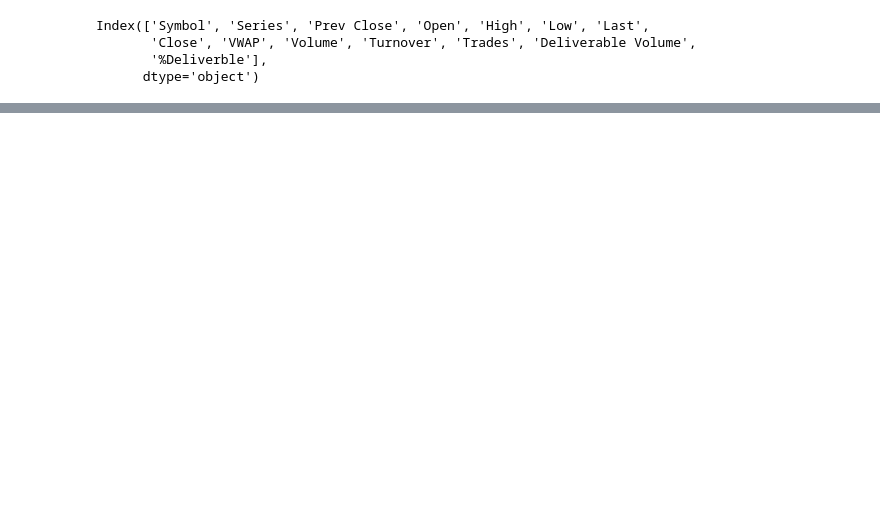
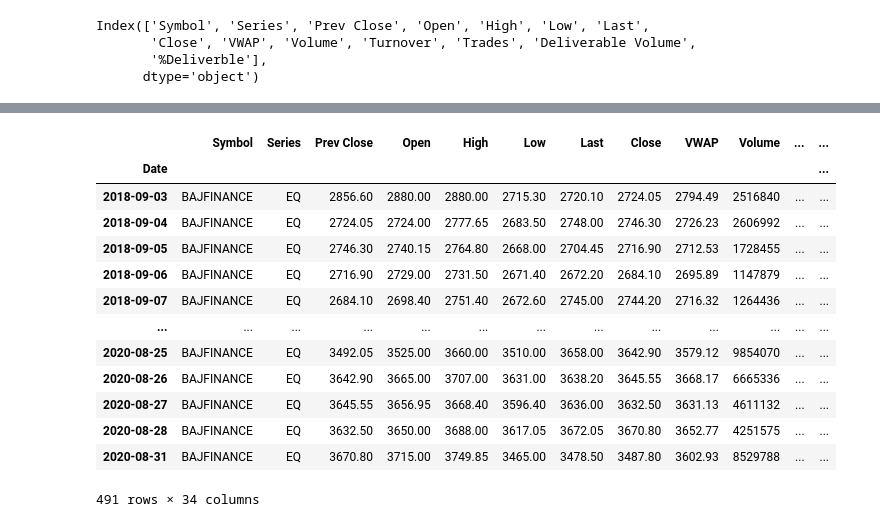
Before and after one commit to uwaifotony/Predict-Stock-Prices-using-Time-Series-Analysis, a Jupyter notebook: Stock_Predictor.ipynb, the cells around one changed output, grey strips where cells are left out. Saved outputs shown, nothing was run; the diff lists cells and outputs as text; code cells hidden in the pictures; blank space fills up the shorter version.

```diff
--- a/Stock_Predictor.ipynb
+++ b/Stock_Predictor.ipynb
@@ -95,6 +113,14 @@ Index(['Symbol', 'Series', 'Prev Close', 'Open', 'High', 'Low', 'Last',
        '%Deliverble'],
       dtype='object')
 # %%
-lag_features=['High', 'Low','Volume', 'Turnover','Trade']
+lag_features=['High','Low','Volume', 'Turnover','Trades']
 window1=3
 window2=7
+# %%
+for feature in lag_features:
+    data[feature+'rolling_mean_3']=data[feature].rolling(window=window1).mean()
+    data[feature+'rolling_mean_7']=data[feature].rolling(window=window2).mean()
+# %%
+for feature in lag_features:
+    data[feature+'rolling_std_3']=data[feature].rolling(window=window1).std()
+    data[feature+'rolling_std_7']=data[feature].rolling(window=window2).std()
@@ -100,0 +186,20 @@ window2=7
+# %%
+training_data=data[0:1800]
+test_data=data[1800:]
+# %%
+test_data
+# %% [output]
+|  | Symbol | Series | Prev Close | Open | High | Low | Last | Close | VWAP | Volume | ... | ... |
+| Date |  |  |  |  |  |  |  |  |  |  |  | ... |
+| 2018-09-03 | BAJFINANCE | EQ | 2856.60 | 2880.00 | 2880.00 | 2715.30 | 2720.10 | 2724.05 | 2794.49 | 2516840 | ... | ... |
+| 2018-09-04 | BAJFINANCE | EQ | 2724.05 | 2724.00 | 2777.65 | 2683.50 | 2748.00 | 2746.30 | 2726.23 | 2606992 | ... | ... |
+| 2018-09-05 | BAJFINANCE | EQ | 2746.30 | 2740.15 | 2764.80 | 2668.00 | 2704.45 | 2716.90 | 2712.53 | 1728455 | ... | ... |
+| 2018-09-06 | BAJFINANCE | EQ | 2716.90 | 2729.00 | 2731.50 | 2671.40 | 2672.20 | 2684.10 | 2695.89 | 1147879 | ... | ... |
+| 2018-09-07 | BAJFINANCE | EQ | 2684.10 | 2698.40 | 2751.40 | 2672.60 | 2745.00 | 2744.20 | 2716.32 | 1264436 | ... | ... |
+| ... | ... | ... | ... | ... | ... | ... | ... | ... | ... | ... | ... | ... |
+| 2020-08-25 | BAJFINANCE | EQ | 3492.05 | 3525.00 | 3660.00 | 3510.00 | 3658.00 | 3642.90 | 3579.12 | 9854070 | ... | ... |
+| 2020-08-26 | BAJFINANCE | EQ | 3642.90 | 3665.00 | 3707.00 | 3631.00 | 3638.20 | 3645.55 | 3668.17 | 6665336 | ... | ... |
+| 2020-08-27 | BAJFINANCE | EQ | 3645.55 | 3656.95 | 3668.40 | 3596.40 | 3636.00 | 3632.50 | 3631.13 | 4611132 | ... | ... |
+| 2020-08-28 | BAJFINANCE | EQ | 3632.50 | 3650.00 | 3688.00 | 3617.05 | 3672.05 | 3670.80 | 3652.77 | 4251575 | ... | ... |
+| 2020-08-31 | BAJFINANCE | EQ | 3670.80 | 3715.00 | 3749.85 | 3465.00 | 3478.50 | 3487.80 | 3602.93 | 8529788 | ... | ... |
+491 rows × 34 columns
```
Also changed, not shown: parts of 6 cells of this notebook.
